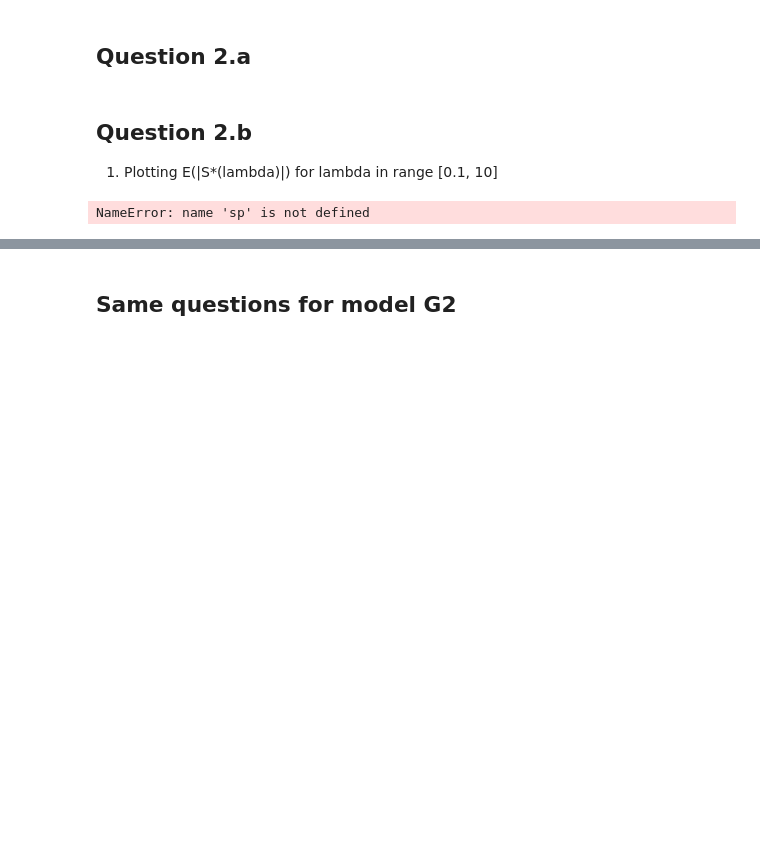
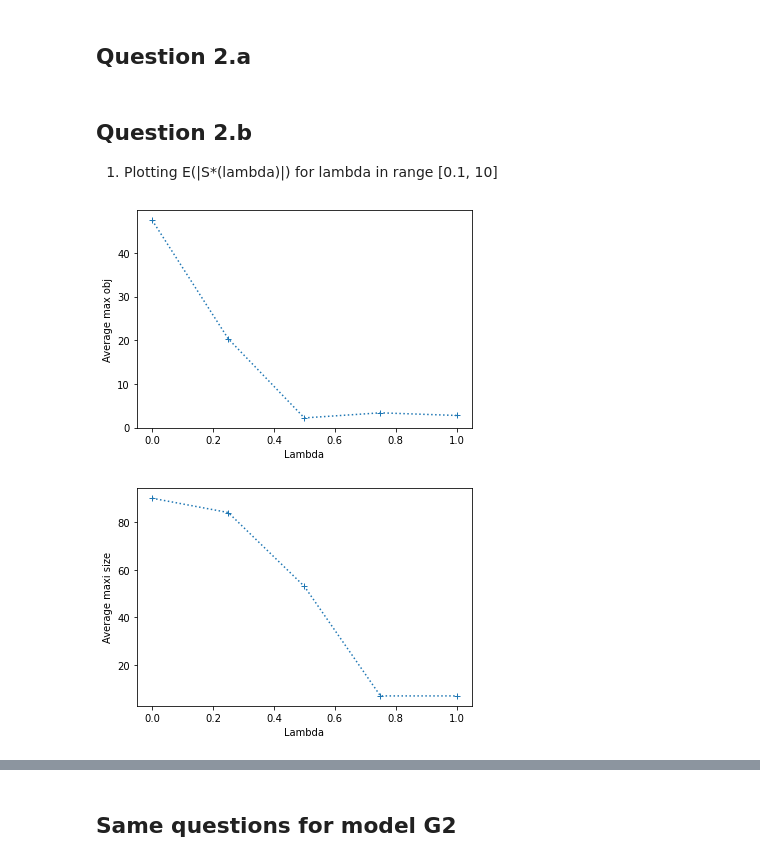
Before and after one commit to riccardocadei/Metropolis-Hastings-for-optimization, a Jupyter notebook: NewMain_riccardo.ipynb, the cells around one changed output, grey strips where cells are left out. Drawn from its saved outputs; the diff is of its cells as text; code cells hidden in the pictures; blank space fills up the shorter version.

```diff
--- a/NewMain_riccardo.ipynb
+++ b/NewMain_riccardo.ipynb
@@ -167,10 +167,11 @@ plot_avg_size(G1, lambdas, betas, 2000, 5, verbose=True)
 plot_avg_obj(G1, lambdas, betas, 2000, 5, verbose=True)
 # %%
 G = G1
-lambdas = np.linspace(0, 1, 10)
-betas = np.logspace(0, 4, 7)
-n_iter = 10000
-nb_instances = 5
+lambdas = np.linspace(0, 1, 5)
+betas = np.linspace(0, 4, 10)
+n_iter = 100000
+nb_instances = 1
 plot_avg_lambda(G, lambdas, betas, n_iter, nb_instances, verbose=False)
 # %% [output]
-NameError: name 'sp' is not defined
+[figure, added]
+[figure, added]
```
Also changed, not shown: parts of 7 cells of this notebook.
